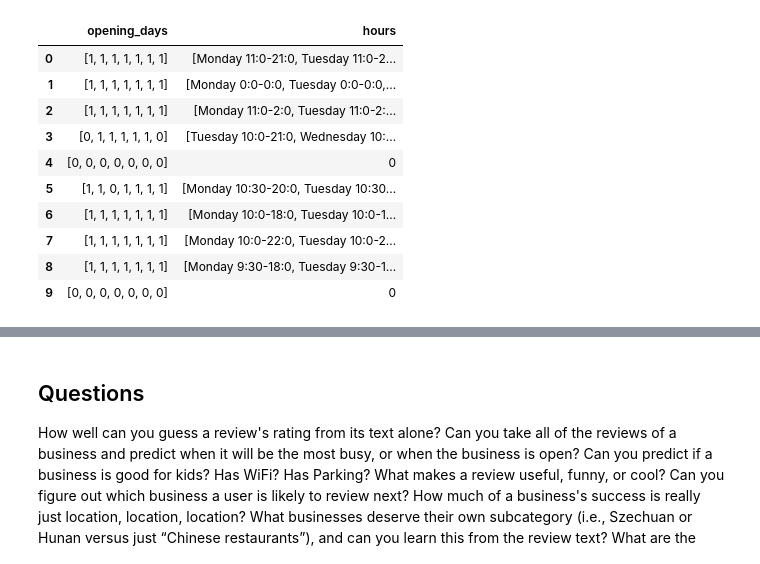
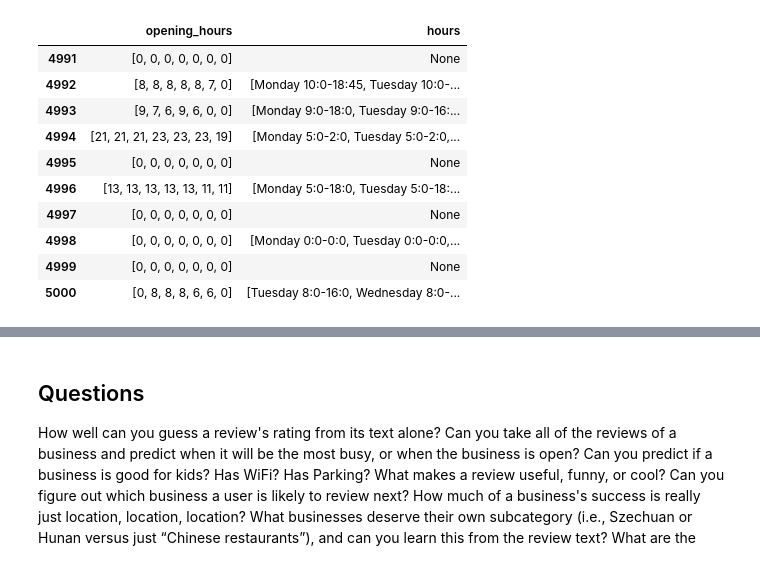
Before and after one commit to fdelia/yelp-challenge, a Jupyter notebook: 1_data_exploration.ipynb, the cells around one changed output, grey strips where cells are left out. Saved outputs shown, nothing was run; the diff lists cells and outputs as text; code cells hidden in the pictures.

```diff
--- a/1_data_exploration.ipynb
+++ b/1_data_exploration.ipynb
@@ -107,22 +119,22 @@ Done.
 # %%
 # explore dfs here
 
 #df_user[df_user['compliment_writer'] != 'user']
 #print(df_bus[df_bus['type'] != 'business'])
 #print(df_checkin[df_checkin['type'] != 'checkin'])
-df_bus.head(10)[['opening_days', 'hours']]
+df_bus.tail(10)[['opening_hours', 'hours']]
 # %% [output]
-|  | opening_days | hours |
-| 0 | [1, 1, 1, 1, 1, 1, 1] | [Monday 11:0-21:0, Tuesday 11:0-2... |
-| 1 | [1, 1, 1, 1, 1, 1, 1] | [Monday 0:0-0:0, Tuesday 0:0-0:0,... |
-| 2 | [1, 1, 1, 1, 1, 1, 1] | [Monday 11:0-2:0, Tuesday 11:0-2:... |
-| 3 | [0, 1, 1, 1, 1, 1, 0] | [Tuesday 10:0-21:0, Wednesday 10:... |
-| 4 | [0, 0, 0, 0, 0, 0, 0] | 0 |
-| 5 | [1, 1, 0, 1, 1, 1, 1] | [Monday 10:30-20:0, Tuesday 10:30... |
-| 6 | [1, 1, 1, 1, 1, 1, 1] | [Monday 10:0-18:0, Tuesday 10:0-1... |
-| 7 | [1, 1, 1, 1, 1, 1, 1] | [Monday 10:0-22:0, Tuesday 10:0-2... |
-| 8 | [1, 1, 1, 1, 1, 1, 1] | [Monday 9:30-18:0, Tuesday 9:30-1... |
-| 9 | [0, 0, 0, 0, 0, 0, 0] | 0 |
+|  | opening_hours | hours |
+| 4991 | [0, 0, 0, 0, 0, 0, 0] | None |
+| 4992 | [8, 8, 8, 8, 8, 7, 0] | [Monday 10:0-18:45, Tuesday 10:0-... |
+| 4993 | [9, 7, 6, 9, 6, 0, 0] | [Monday 9:0-18:0, Tuesday 9:0-16:... |
+| 4994 | [21, 21, 21, 23, 23, 23, 19] | [Monday 5:0-2:0, Tuesday 5:0-2:0,... |
+| 4995 | [0, 0, 0, 0, 0, 0, 0] | None |
+| 4996 | [13, 13, 13, 13, 13, 11, 11] | [Monday 5:0-18:0, Tuesday 5:0-18:... |
+| 4997 | [0, 0, 0, 0, 0, 0, 0] | None |
+| 4998 | [0, 0, 0, 0, 0, 0, 0] | [Monday 0:0-0:0, Tuesday 0:0-0:0,... |
+| 4999 | [0, 0, 0, 0, 0, 0, 0] | None |
+| 5000 | [0, 8, 8, 8, 6, 6, 0] | [Tuesday 8:0-16:0, Wednesday 8:0-... |
 # %%
 # Memory optimization
 # Technical stuff, contributes nothing to analysis
```
Also changed, not shown: parts of 11 cells of this notebook.
